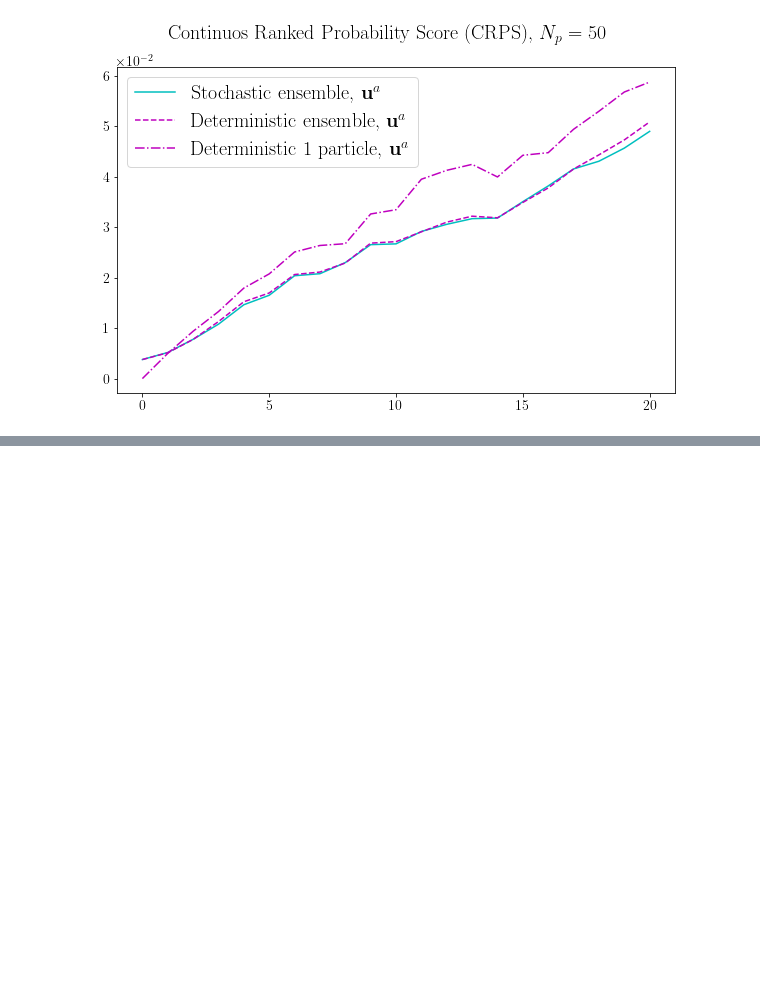
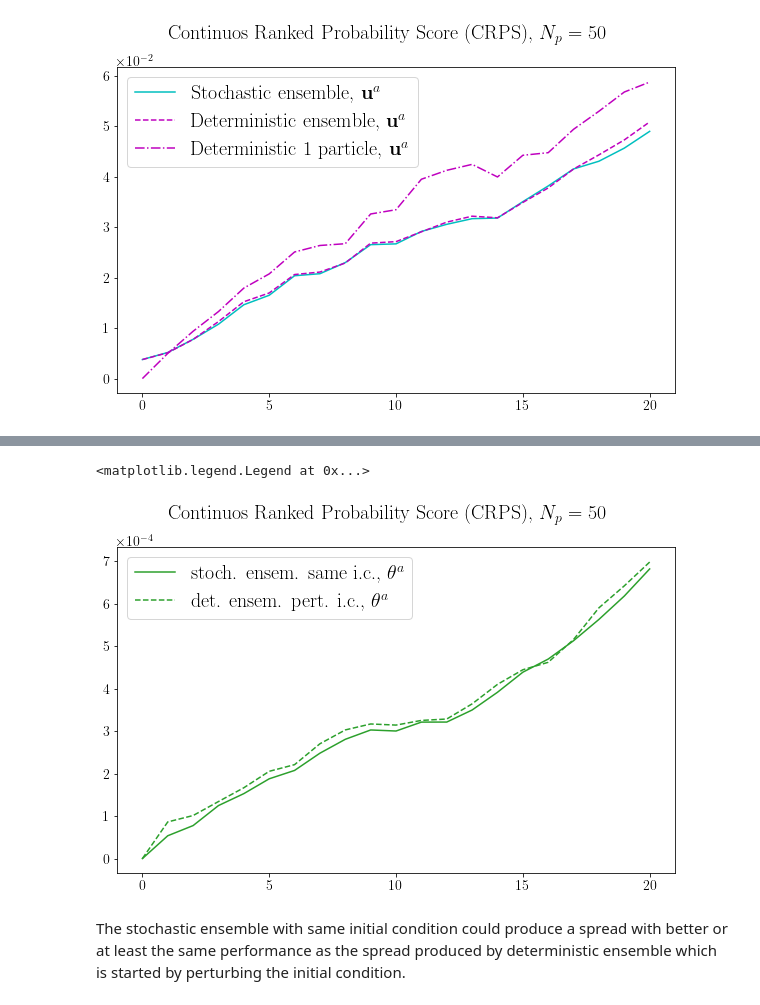
Before and after one commit to sharma-kk/coupled_OA_model, a Jupyter notebook: stochastic/224x32/data_analysis/crps_m_obs_stoch_ensem_v_det_ensem_rand_ic_t25_onwards.ipynb, the cells around one changed output, grey strips where cells are left out. Cells and saved outputs as stored; diff of their text form; code cells hidden in the pictures; blank space fills up the shorter version.

```diff
--- a/stochastic/224x32/data_analysis/crps_m_obs_stoch_ensem_v_det_ensem_rand_ic_t25_onwards.ipynb
+++ b/stochastic/224x32/data_analysis/crps_m_obs_stoch_ensem_v_det_ensem_rand_ic_t25_onwards.ipynb
@@ -275,0 +303,13 @@ ax.legend()
+# %%
+fig, ax = plt.subplots(1, figsize=(10, 6))
+ax.plot(crps_temp_config2, color=c3, label=r'stoch. ensem. same i.c., $\theta^a$')
+ax.plot(crps_temp_det_t, color=c3, linestyle='dashed', label=r'det. ensem. pert. i.c., $\theta^a$')
+ax.ticklabel_format(axis='y',style='scientific', scilimits=(0,0), useMathText=True)
+ax.set_xticks(np.arange(0,21,5))
+fig.suptitle(r'Continuos Ranked Probability Score (CRPS), $N_p =50$')
+ax.legend()
+# %% [output]
+<matplotlib.legend.Legend at 0x...>
+[figure, added]
+# %% [markdown]
+The stochastic ensemble with same initial condition could produce a spread with better or at least the same performance as the spread produced by deterministic ensemble which is started by perturbing the initial condition.
```
Also changed, not shown: parts of 6 cells of this notebook, 1 other file.
